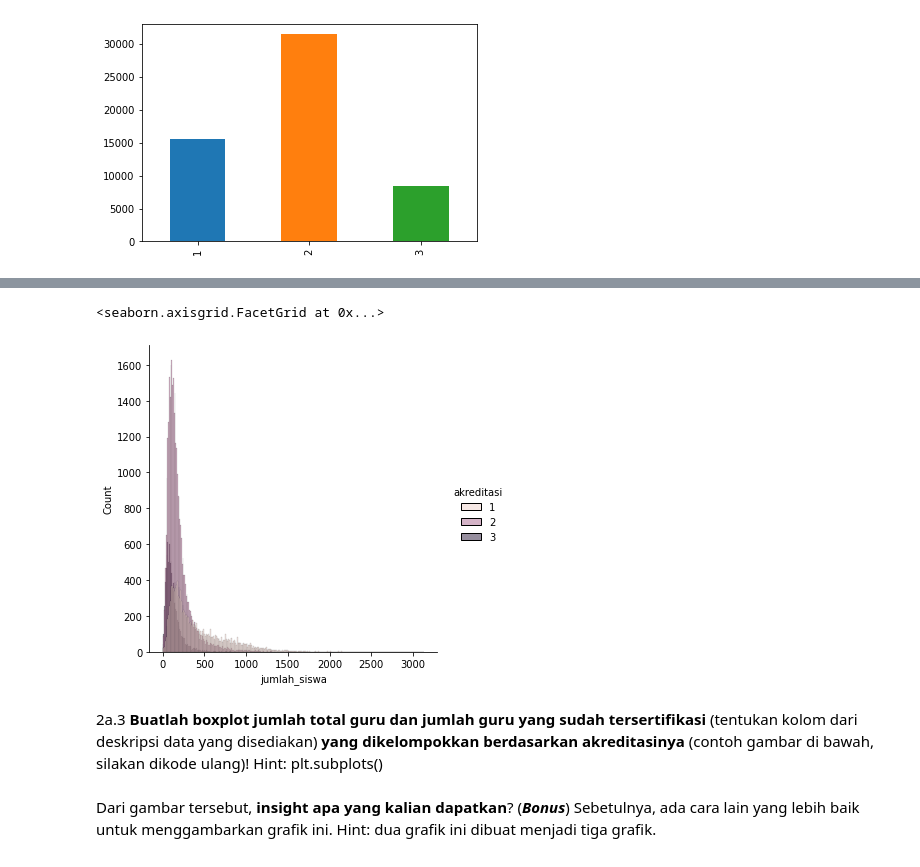
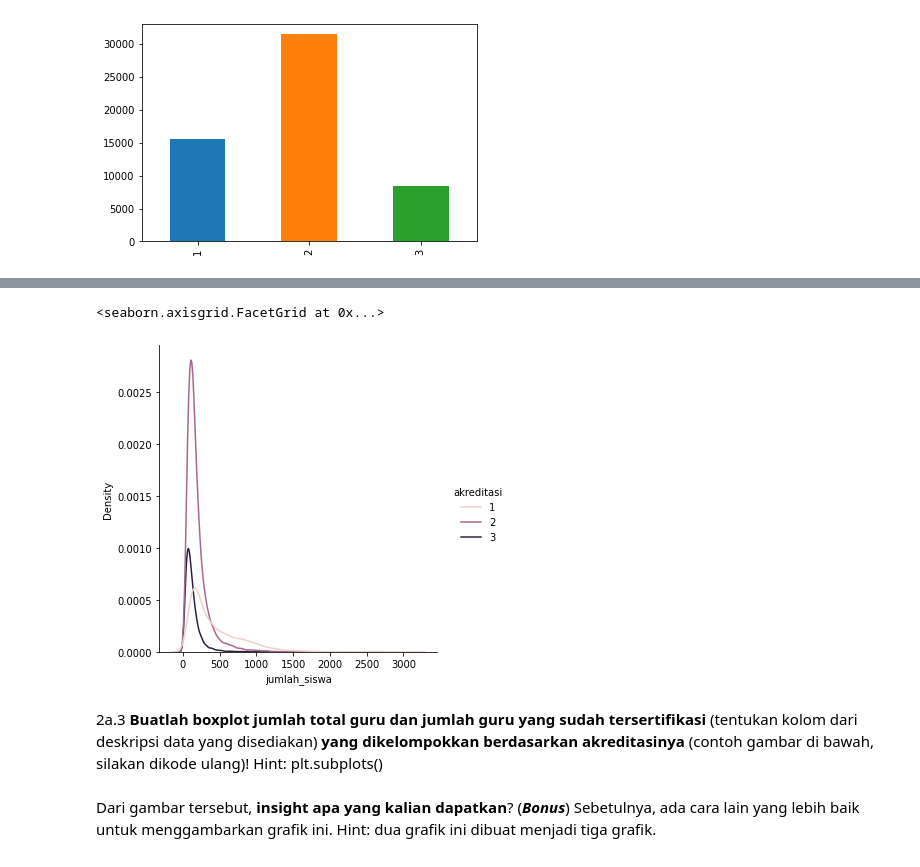
Before and after one commit to OchiMoto21/HMIF-ds-bootcamp-2022, a Jupyter notebook: hmif-ds-bootcamp-2022-niken.ipynb, the cells around one changed output, grey strips where cells are left out. Cells and saved outputs as stored; diff of their text form; code cells hidden in the pictures.

```diff
--- a/hmif-ds-bootcamp-2022-niken.ipynb
+++ b/hmif-ds-bootcamp-2022-niken.ipynb
@@ -191,11 +191,11 @@ Contoh grafik adalah sebagai berikut. Sebagai analogi, spesies pada grafik ini m
 # %%
 # write your code here
 import seaborn as sns
 
-sns.displot(schools,x="jumlah_siswa", hue="akreditasi")
+sns.displot(schools,x="jumlah_siswa", hue="akreditasi", kind="kde", color=['#1f77b4', '#ff7f0e', '#2ca02c'])
 # %% [output]
 <seaborn.axisgrid.FacetGrid at 0x...>
-[figure, old version]
+[figure, new version]
 # %% [markdown]
 2a.3 **Buatlah boxplot jumlah total guru dan jumlah guru yang sudah tersertifikasi** (tentukan kolom dari deskripsi data yang disediakan) **yang dikelompokkan berdasarkan akreditasinya** (contoh gambar di bawah, silakan dikode ulang)! Hint: plt.subplots()
 <br> Dari gambar tersebut, **insight apa yang kalian dapatkan**? (***Bonus***) Sebetulnya, ada cara lain yang lebih baik untuk menggambarkan grafik ini. Hint: dua grafik ini dibuat menjadi tiga grafik.
```
